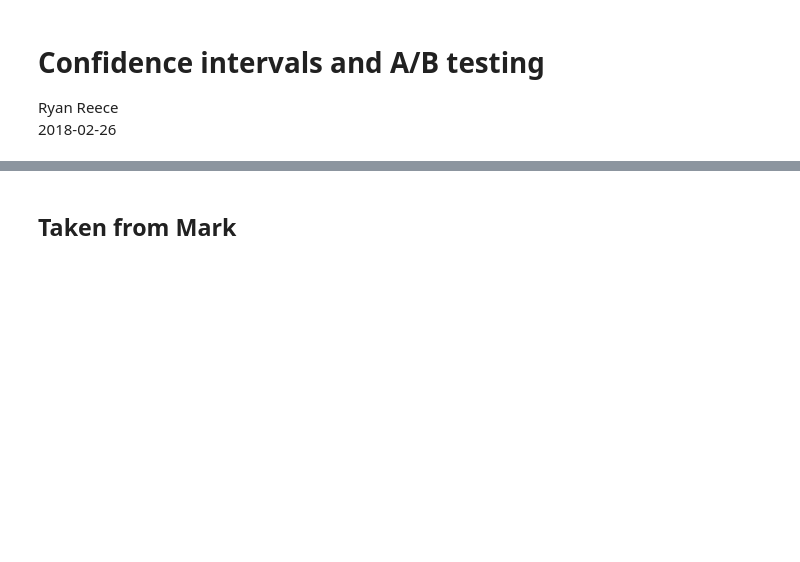
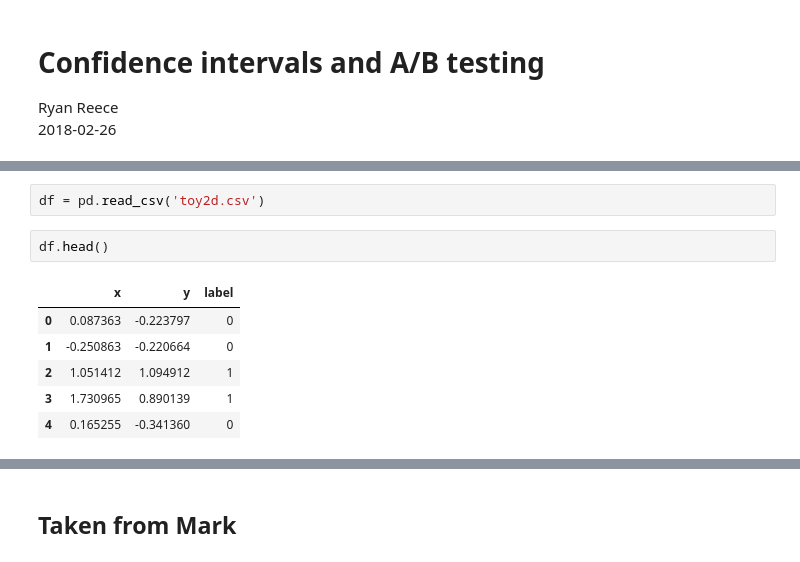
Before and after one commit to rreece/insight-workarea, a Jupyter notebook: data-challenges/a-b-testing/confidence-intervals-and-a-b-testing.ipynb, the cells around one changed output, grey strips where cells are left out. Saved outputs shown, nothing was run; the diff lists cells and outputs as text; blank space fills up the shorter version.

```diff
--- a/data-challenges/a-b-testing/confidence-intervals-and-a-b-testing.ipynb
+++ b/data-challenges/a-b-testing/confidence-intervals-and-a-b-testing.ipynb
@@ -7,0 +113,11 @@ Ryan Reece
+# %%
+df = pd.read_csv('toy2d.csv')
+# %%
+df.head()
+# %% [output]
+|  | x | y | label |
+| 0 | 0.087363 | -0.223797 | 0 |
+| 1 | -0.250863 | -0.220664 | 0 |
+| 2 | 1.051412 | 1.094912 | 1 |
+| 3 | 1.730965 | 0.890139 | 1 |
+| 4 | 0.165255 | -0.341360 | 0 |
```
Also changed, not shown: parts of 32 cells of this notebook, 2 other files.
